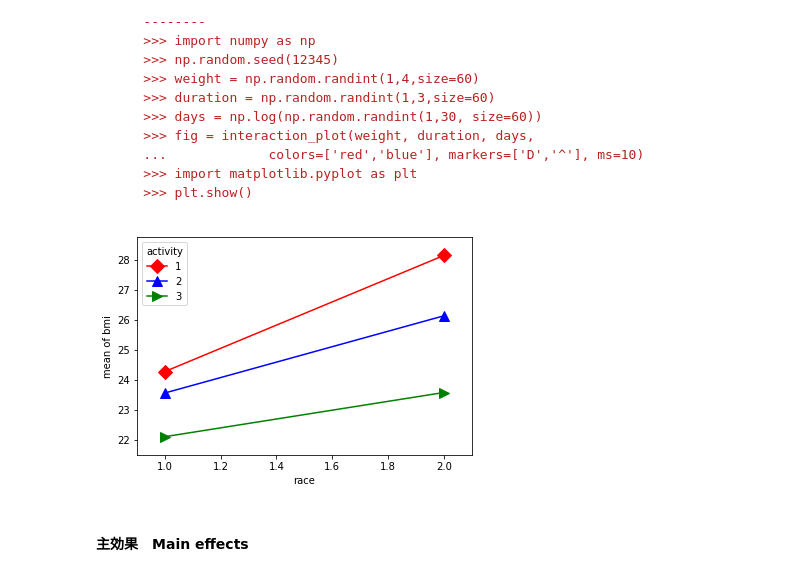
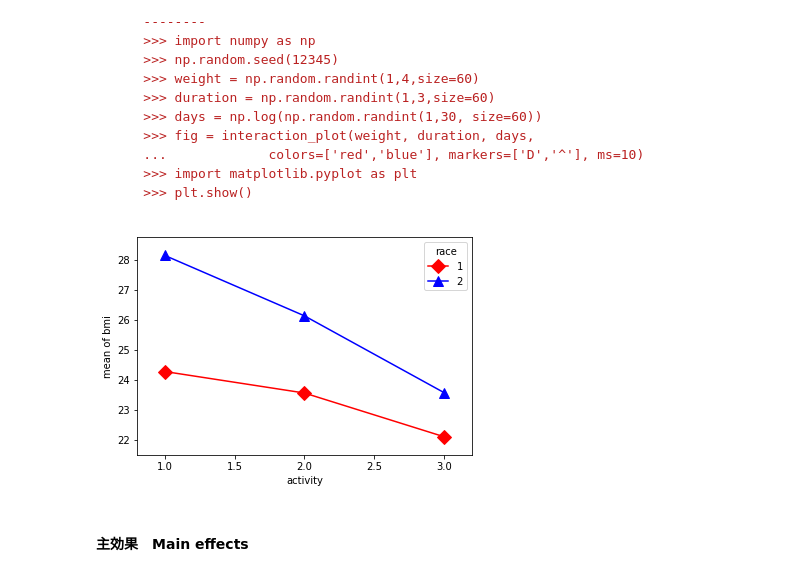
Before and after one commit to Kozuzu931/port_folio, a Jupyter notebook: stats/stats2-08/Two_Way_anova_example.ipynb, the cells around one changed output. Cells and saved outputs as stored; diff of their text form; code cells hidden in the pictures.

````diff
--- a/stats/stats2-08/Two_Way_anova_example.ipynb
+++ b/stats/stats2-08/Two_Way_anova_example.ipynb
@@ -229,10 +229,10 @@ def interaction_plot(x, trace, response, func=np.mean, ax=None, plottype='b',
     >>> plt.show()
  ```
 # %%
-fig = interaction_plot(data_frame['race'], data_frame['activity'], data_frame['bmi'], colors=['r','b', 'g'], markers=['D', '^', '>'], ms=10)
+fig = interaction_plot(data_frame['activity'], data_frame['race'], data_frame['bmi'], colors=['r','b'], markers=['D', '^'], ms=10)
 plt.show()
 # %% [output]
-[figure, old version]
+[figure, new version]
 # %% [markdown]
 #### 主効果　Main effects
 # %%
````
Also changed, not shown: 23 other files.
